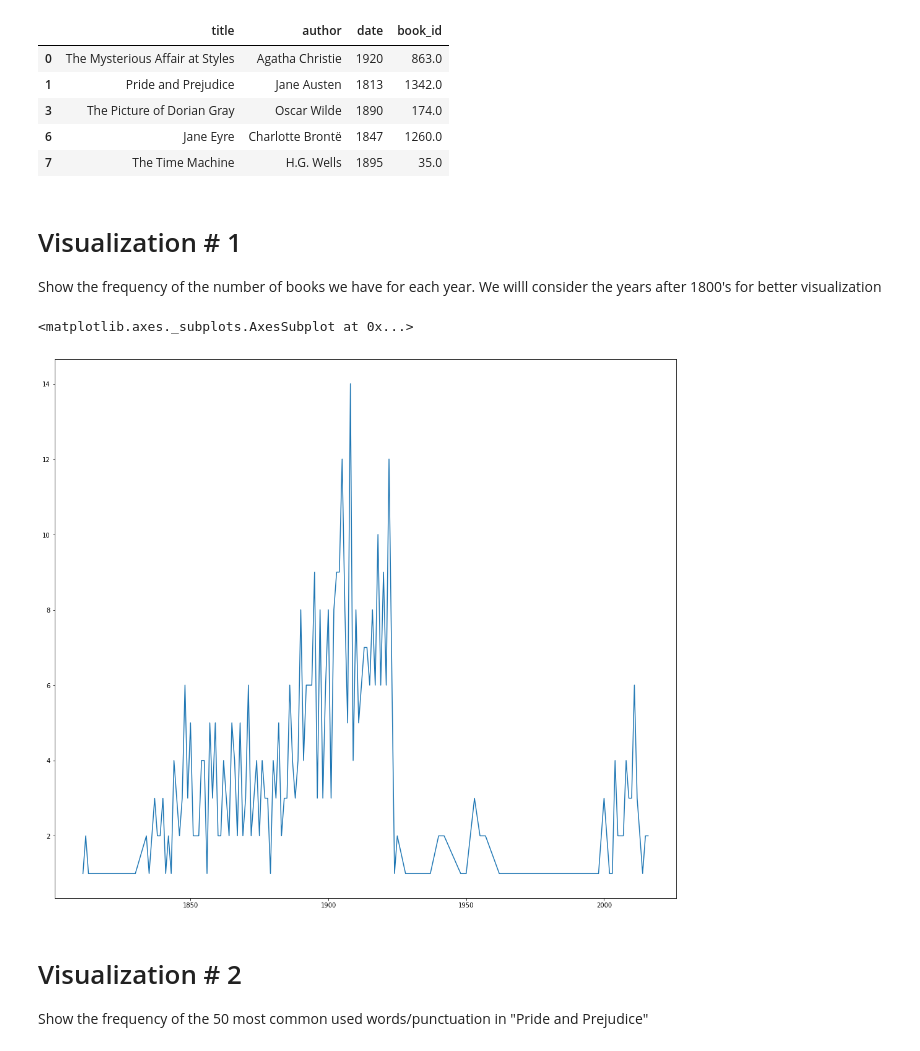
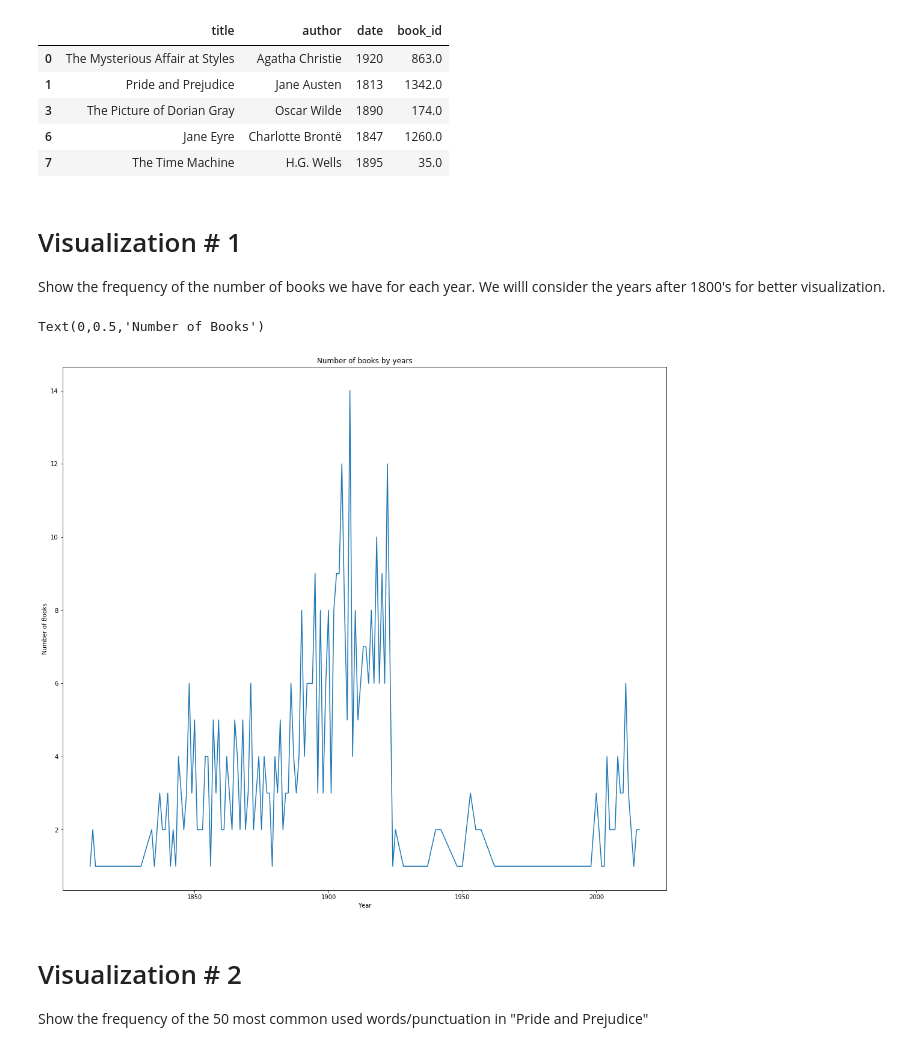
Before and after one commit to clararichter/authorship-identification, a Jupyter notebook: project_notebook.ipynb, the cells around one changed output. Saved outputs shown, nothing was run; the diff lists cells and outputs as text; code cells hidden in the pictures.

```diff
--- a/project_notebook.ipynb
+++ b/project_notebook.ipynb
@@ -104,18 +106,20 @@ combined = combined.sort_values(by='date')
 combined = combined[combined['date'] > 0]
 # %% [markdown]
 # Visualization # 1
-Show the frequency of the number of books we have for each year. We willl consider the years after 1800's for better visualization
+Show the frequency of the number of books we have for each year. We willl consider the years after 1800's for better visualization.
 # %%
 frequency = combined['date'].value_counts()
 # %%
 frequency = frequency.sort_index()
 # %%
 frequency = frequency[frequency.index > 1800]
-# %%
-frequency.plot(kind='line', figsize=(18,16))
-# %% [output]
-<matplotlib.axes._subplots.AxesSubplot at 0x...>
-[figure, removed]
+# %%
+ax = frequency.plot(kind='line', figsize=(18,16), title='Number of books by years')
+ax.set_xlabel("Year")
+ax.set_ylabel("Number of Books")
+# %% [output]
+Text(0,0.5,'Number of Books')
+[figure, added]
 # %% [markdown]
 # Visualization # 2
 Show the frequency of the 50 most common used words/punctuation in "Pride and Prejudice"
```
Also changed, not shown: parts of 3 cells of this notebook.
